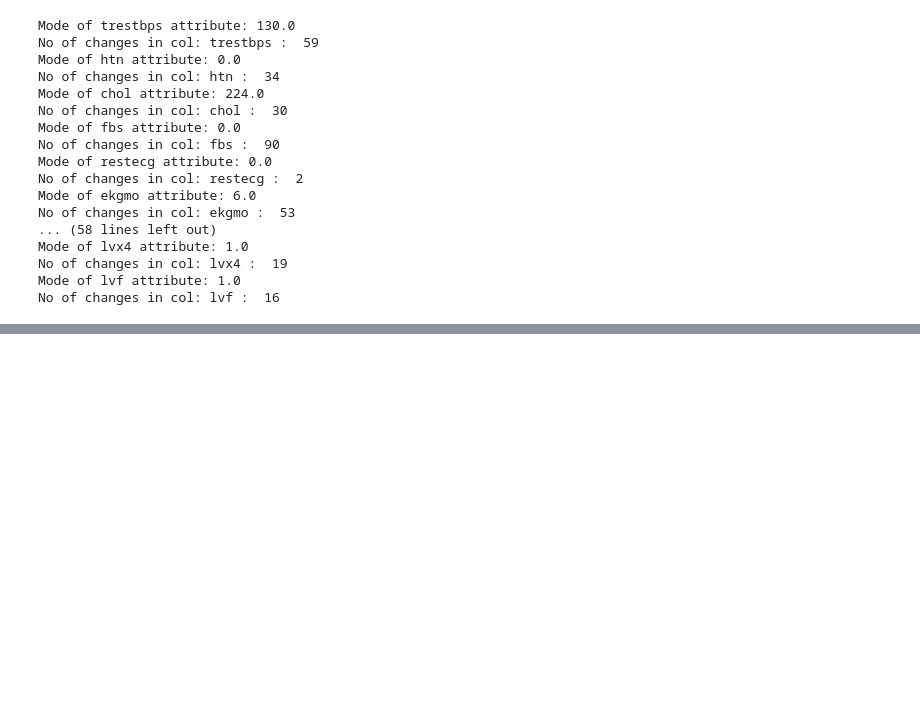
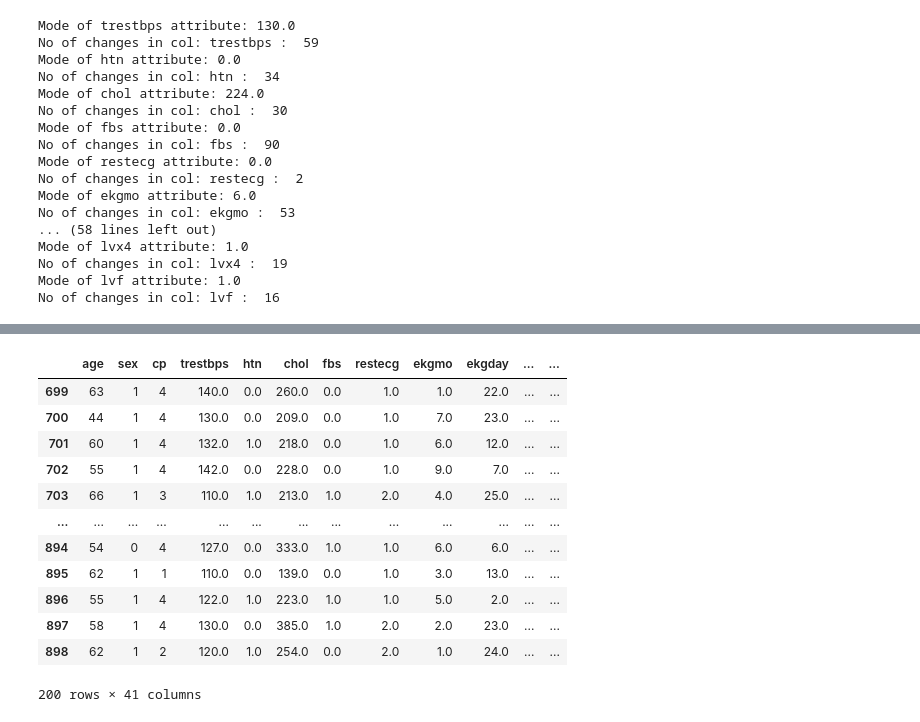
Before and after one commit to Meivenkatkumar/ensembledetection, a Jupyter notebook: data processing/preprocess_complete.ipynb, the cells around one changed output, grey strips where cells are left out. Saved outputs shown, nothing was run; the diff lists cells and outputs as text; code cells hidden in the pictures; blank space fills up the shorter version.

```diff
--- a/data processing/preprocess_complete.ipynb
+++ b/data processing/preprocess_complete.ipynb
@@ -967,0 +1034,16 @@ No of changes in col: lvf :  16
+# %%
+longbeach_data
+# %% [output]
+|  | age | sex | cp | trestbps | htn | chol | fbs | restecg | ekgmo | ekgday | ... | ... |
+| 699 | 63 | 1 | 4 | 140.0 | 0.0 | 260.0 | 0.0 | 1.0 | 1.0 | 22.0 | ... | ... |
+| 700 | 44 | 1 | 4 | 130.0 | 0.0 | 209.0 | 0.0 | 1.0 | 7.0 | 23.0 | ... | ... |
+| 701 | 60 | 1 | 4 | 132.0 | 1.0 | 218.0 | 0.0 | 1.0 | 6.0 | 12.0 | ... | ... |
+| 702 | 55 | 1 | 4 | 142.0 | 0.0 | 228.0 | 0.0 | 1.0 | 9.0 | 7.0 | ... | ... |
+| 703 | 66 | 1 | 3 | 110.0 | 1.0 | 213.0 | 1.0 | 2.0 | 4.0 | 25.0 | ... | ... |
+| ... | ... | ... | ... | ... | ... | ... | ... | ... | ... | ... | ... | ... |
+| 894 | 54 | 0 | 4 | 127.0 | 0.0 | 333.0 | 1.0 | 1.0 | 6.0 | 6.0 | ... | ... |
+| 895 | 62 | 1 | 1 | 110.0 | 0.0 | 139.0 | 0.0 | 1.0 | 3.0 | 13.0 | ... | ... |
+| 896 | 55 | 1 | 4 | 122.0 | 1.0 | 223.0 | 1.0 | 1.0 | 5.0 | 2.0 | ... | ... |
+| 897 | 58 | 1 | 4 | 130.0 | 0.0 | 385.0 | 1.0 | 2.0 | 2.0 | 23.0 | ... | ... |
+| 898 | 62 | 1 | 2 | 120.0 | 1.0 | 254.0 | 0.0 | 2.0 | 1.0 | 24.0 | ... | ... |
+200 rows × 41 columns
```
Also changed, not shown: parts of 9 cells of this notebook, 16 other files.
